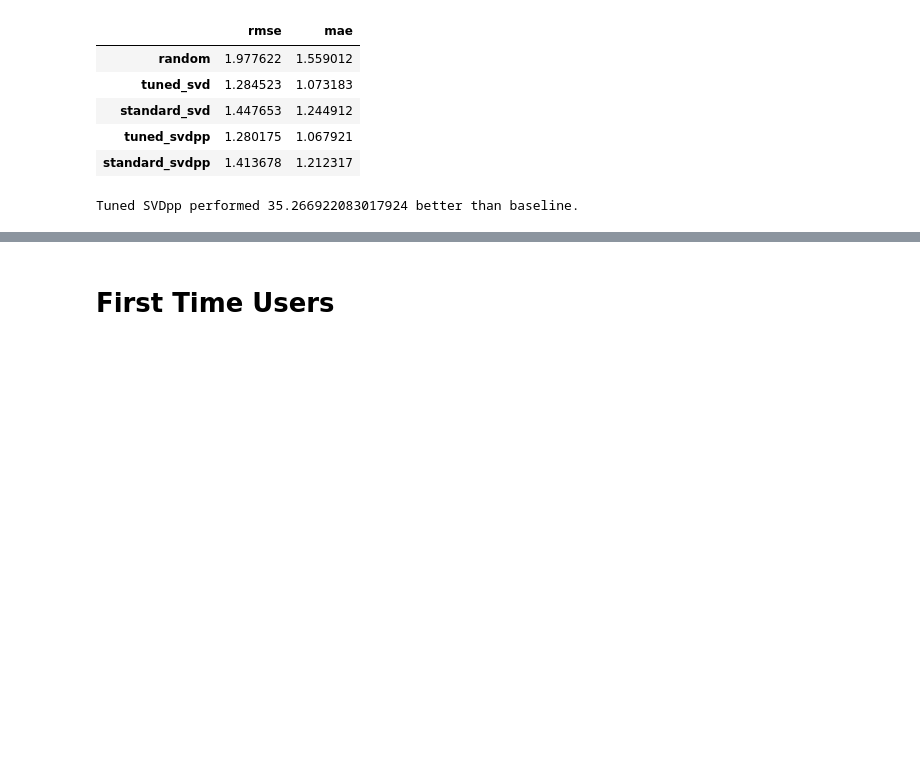
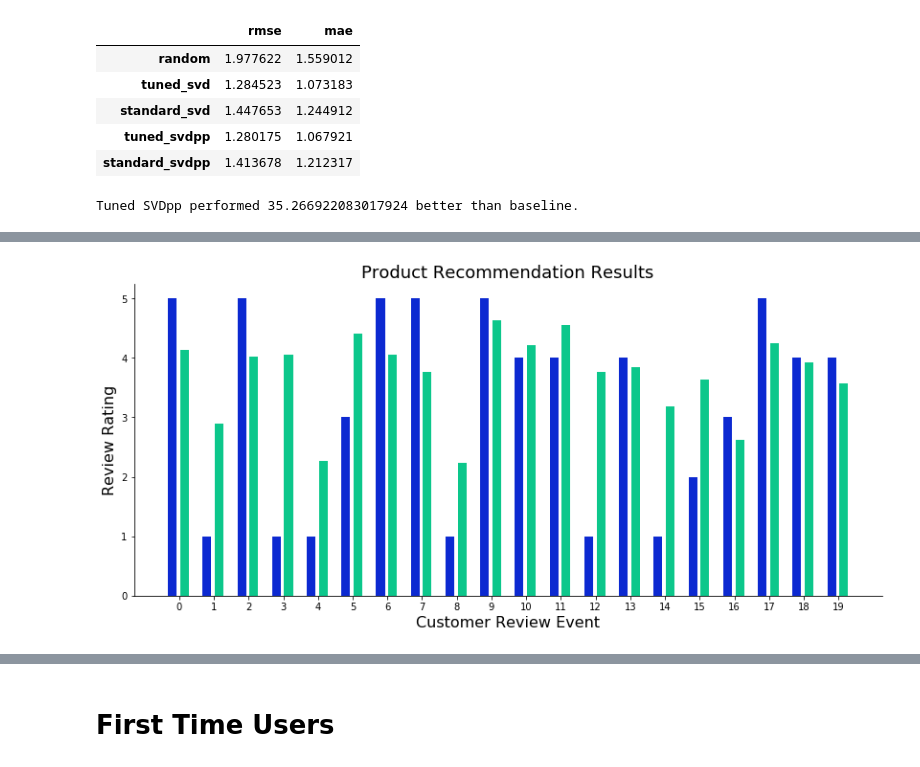
Before and after one commit to mollyryanruby/Olist_Ecommerce_Recommendation_Engine, a Jupyter notebook: Olist_ecomm_reccomender.ipynb, the cells around one changed output, grey strips where cells are left out. Cells and saved outputs as stored; diff of their text form; code cells hidden in the pictures; blank space fills up the shorter version.

Commit message:
updated first-time user recommendation system

```diff
--- a/Olist_ecomm_reccomender.ipynb
+++ b/Olist_ecomm_reccomender.ipynb
@@ -555,0 +581,6 @@ Shape of first timer dataset: (86299, 19)
+# %%
+repeater_data = pd.read_csv('data/repeater_data.csv')
+first_timer_data = pd.read_csv('data/first_timer_data.csv')
+# %%
+repeater_data['repeater'] = 1
+first_timer_data['repeater'] = 0
@@ -921,0 +989,19 @@ class HybridFacto(surprise.AlgoBase):
+# %%
+def final_model(data):
+    user_product_df = create_user_ratings_df(data)
+    user_ratings_matrix = surprise_df(user_product_df)
+
+    train_set, test_set = train_test_split(user_ratings_matrix, test_size=0.2, random_state=19)
+
+    params = {'n_factors': 10, 'n_epochs': 50, 'lr_all': 0.01, 'reg_all': 0.1}
+    svdpp = SVDpp(n_factors=params['n_factors'],
+                    n_epochs=params['n_epochs'],
+                    lr_all=params['lr_all'],
+                    reg_all=params['reg_all'])
+    svdpp.fit(train_set)
+    predictions = svdpp.test(test_set)
+    rmse = accuracy.rmse(predictions,verbose=False)
+
+    return predictions, rmse, train_set
+
+final_predictions, final_rmse, train_set = final_model(repeater_data)
@@ -921,0 +1058,20 @@ class HybridFacto(surprise.AlgoBase):
+# %%
+fig, ax = plt.subplots(figsize=(14, 6))
+ind = np.arange(0,20)
+pad = 0.15
+width = 0.35
+x1 = range(0,40,2)
+x2 = list(np.linspace(.7,38.7, 20))
+label_loc = list(np.linspace(.4,38.4, 20))
+
+ax.bar(x1, recommendation_results.rui[20:40], color=olist_blue, width=0.5,)
+ax.bar(x2, recommendation_results.est[20:40], color=olist_green, width=0.5)
+
+plt.title('Product Recommendation Results', fontsize=18)
+plt.ylabel('Review Rating', fontsize=16)
+plt.xlabel('Customer Review Event', fontsize=16, ha='center');
+ax.set_xticks(label_loc)
+ax.set_xticklabels(list(range(20)), fontsize=10)
+sns.despine()
+# %% [output]
+[figure, added]
```
Also changed, not shown: parts of 149 cells of this notebook.
